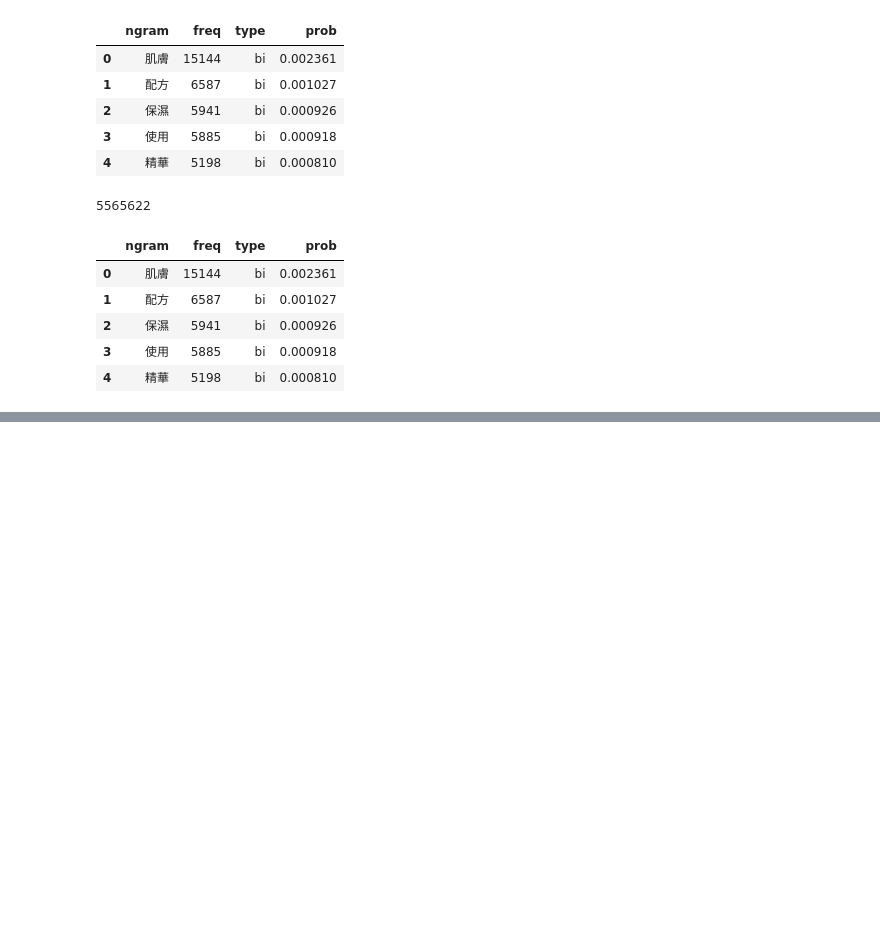
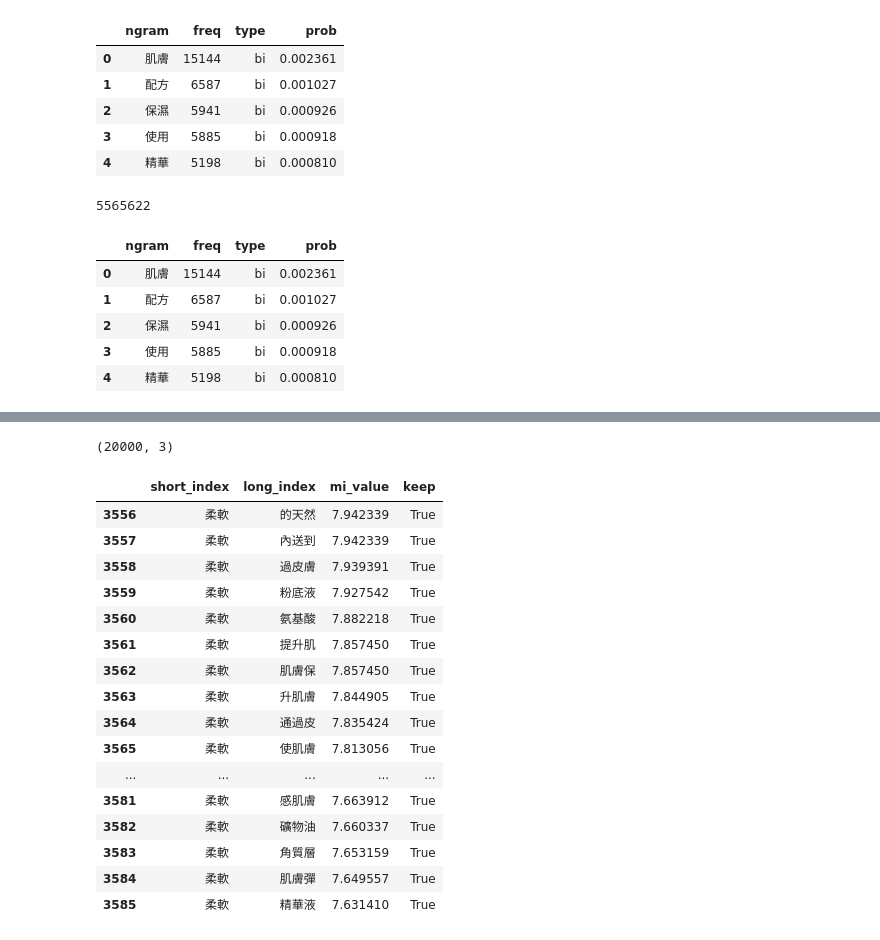
Before and after one commit to victor31ao/n_gram_and_hanlp, a Jupyter notebook: n_gram_tokenizer.ipynb, the cells around one changed output, grey strips where cells are left out. Drawn from its saved outputs; the diff is of its cells as text; code cells hidden in the pictures; blank space fills up the shorter version.

```diff
--- a/n_gram_tokenizer.ipynb
+++ b/n_gram_tokenizer.ipynb
@@ -274,0 +324,10 @@ KeyboardInterrupt:
+# %%
+# 計算 tri-gram 和 four-gram 之間的互信息
+mi_tri_four = calculate_mi_vectorized(n_grams_df.query("type == 'tri' and freq > 1")["ngram"][:100],
+                                      n_grams_df.query("type == 'four' and freq > 1")["ngram"][:100],
+                                      n_grams_df.query("type == 'tri' and freq > 1")["prob"][:100],
+                                      n_grams_df.query("type == 'four' and freq > 1")["prob"][:100])
+
+mi_tri_four.to_csv("./n_gram_processed/mi_tri_four.csv", encoding="utf-8-sig", index=False)
+
+mi_tri_four.head()
@@ -274,0 +342,6 @@ KeyboardInterrupt:
+# %%
+# 將矩陣轉換為長格式
+mi_tri_four_long = mi_tri_four.stack().reset_index()
+mi_tri_four_long.columns = ['short_index', 'long_index', 'mi_value']
+
+mi_tri_four_long.head()
@@ -274,0 +355,4 @@ KeyboardInterrupt:
+# %%
+# 根據索引對應到原始的 bi-gram 和 tri-gram
+mi_tri_four_long['short_index'] = mi_tri_four_long['short_index'].map(trigram_df['ngram'])
+mi_tri_four_long['long_index'] = mi_tri_four_long['long_index'].map(four_gram_df['ngram'])
@@ -274,0 +379,29 @@ KeyboardInterrupt:
+# %%
+final_df = pd.concat([mi_bi_tri_long, mi_tri_four_long])
+final_df.shape
+# %% [output]
+(20000, 3)
+# %%
+# 設置互信息值的閾值
+min_mi = 5
+
+final_df["keep"] = final_df["mi_value"].map(lambda x: x > min_mi)
+final_df[3556:3586]
+# %% [output]
+|  | short_index | long_index | mi_value | keep |
+| 3556 | 柔軟 | 的天然 | 7.942339 | True |
+| 3557 | 柔軟 | 內送到 | 7.942339 | True |
+| 3558 | 柔軟 | 過皮膚 | 7.939391 | True |
+| 3559 | 柔軟 | 粉底液 | 7.927542 | True |
+| 3560 | 柔軟 | 氨基酸 | 7.882218 | True |
+| 3561 | 柔軟 | 提升肌 | 7.857450 | True |
+| 3562 | 柔軟 | 肌膚保 | 7.857450 | True |
+| 3563 | 柔軟 | 升肌膚 | 7.844905 | True |
+| 3564 | 柔軟 | 通過皮 | 7.835424 | True |
+| 3565 | 柔軟 | 使肌膚 | 7.813056 | True |
+| ... | ... | ... | ... | ... |
+| 3581 | 柔軟 | 感肌膚 | 7.663912 | True |
+| 3582 | 柔軟 | 礦物油 | 7.660337 | True |
+| 3583 | 柔軟 | 角質層 | 7.653159 | True |
+| 3584 | 柔軟 | 肌膚彈 | 7.649557 | True |
+| 3585 | 柔軟 | 精華液 | 7.631410 | True |
```
Also changed, not shown: parts of 11 cells of this notebook.
